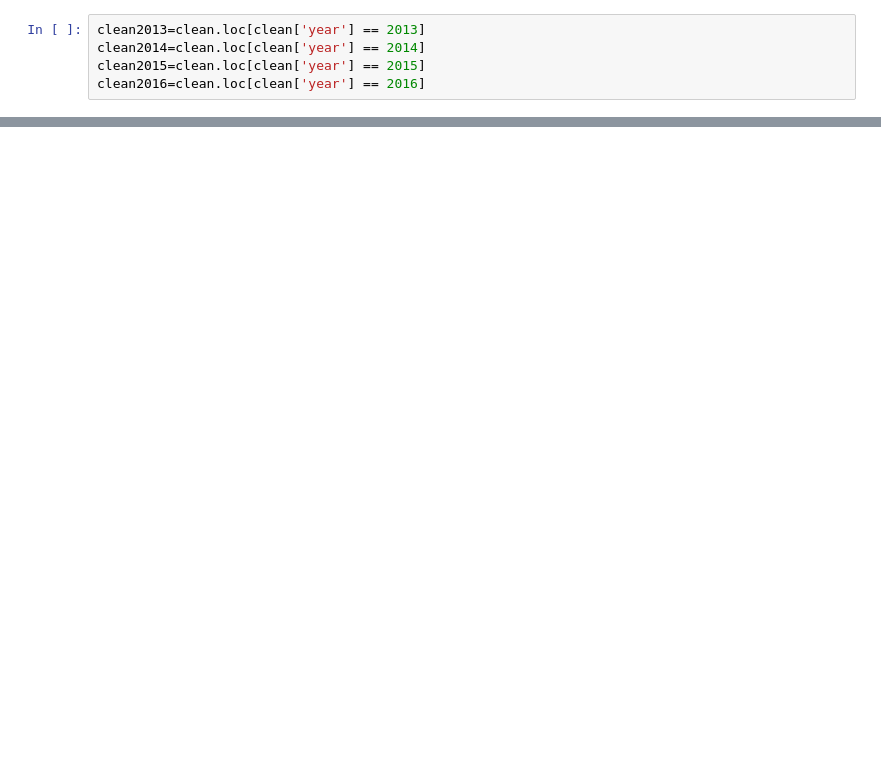
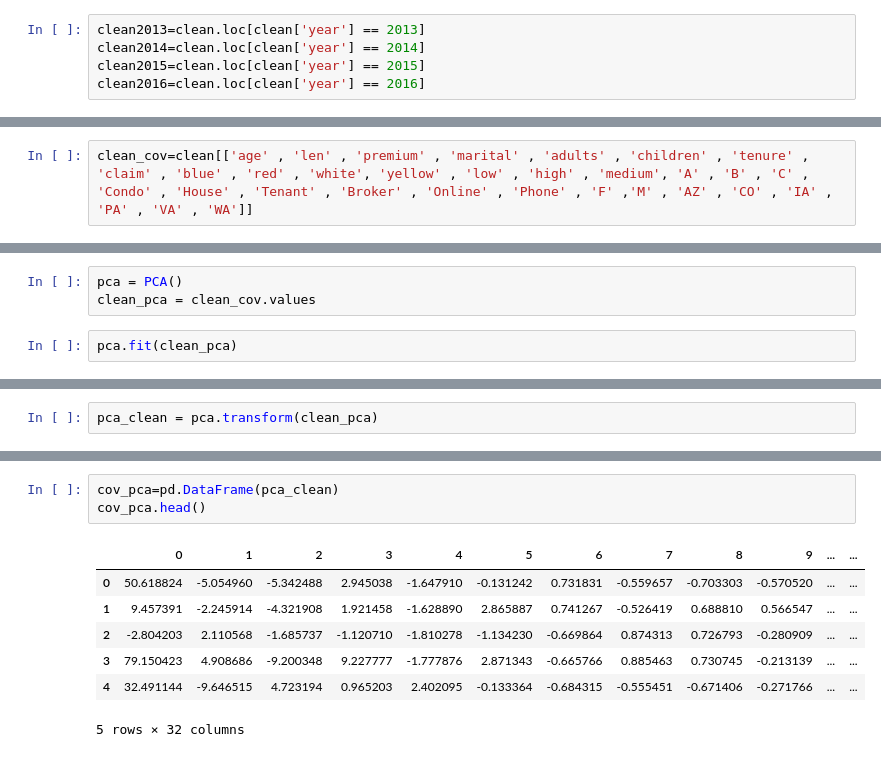
Before and after one commit to statathon-2019/EDA, a Jupyter notebook: GLM.ipynb, the cells around one changed output, grey strips where cells are left out. Saved outputs shown, nothing was run; the diff lists cells and outputs as text; blank space fills up the shorter version.

```diff
--- a/GLM.ipynb
+++ b/GLM.ipynb
@@ -187,0 +170,2 @@ metrics.auc(fpr, tpr)
+# %%
+clean_cov=clean[['age' , 'len' , 'premium' , 'marital' , 'adults' , 'children' , 'tenure' , 'claim' , 'blue' , 'red' , 'white', 'yellow' , 'low' , 'high' , 'medium', 'A' , 'B' , 'C' , 'Condo' , 'House' , 'Tenant' , 'Broker' , 'Online' , 'Phone' , 'F' ,'M' , 'AZ' , 'CO' , 'IA' , 'PA' , 'VA' , 'WA']]
@@ -187,0 +193,5 @@ metrics.auc(fpr, tpr)
+# %%
+pca = PCA()
+clean_pca = clean_cov.values
+# %%
+pca.fit(clean_pca)
@@ -187,0 +201,2 @@ metrics.auc(fpr, tpr)
+# %%
+pca_clean = pca.transform(clean_pca)
@@ -187,0 +214,11 @@ metrics.auc(fpr, tpr)
+# %%
+cov_pca=pd.DataFrame(pca_clean)
+cov_pca.head()
+# %% [output]
+|  | 0 | 1 | 2 | 3 | 4 | 5 | 6 | 7 | 8 | 9 | ... | ... |
+| 0 | 50.618824 | -5.054960 | -5.342488 | 2.945038 | -1.647910 | -0.131242 | 0.731831 | -0.559657 | -0.703303 | -0.570520 | ... | ... |
+| 1 | 9.457391 | -2.245914 | -4.321908 | 1.921458 | -1.628890 | 2.865887 | 0.741267 | -0.526419 | 0.688810 | 0.566547 | ... | ... |
+| 2 | -2.804203 | 2.110568 | -1.685737 | -1.120710 | -1.810278 | -1.134230 | -0.669864 | 0.874313 | 0.726793 | -0.280909 | ... | ... |
+| 3 | 79.150423 | 4.908686 | -9.200348 | 9.227777 | -1.777876 | 2.871343 | -0.665766 | 0.885463 | 0.730745 | -0.213139 | ... | ... |
+| 4 | 32.491144 | -9.646515 | 4.723194 | 0.965203 | 2.402095 | -0.133364 | -0.684315 | -0.555451 | -0.671406 | -0.271766 | ... | ... |
+5 rows × 32 columns
```
Also changed, not shown: parts of 51 cells of this notebook.
